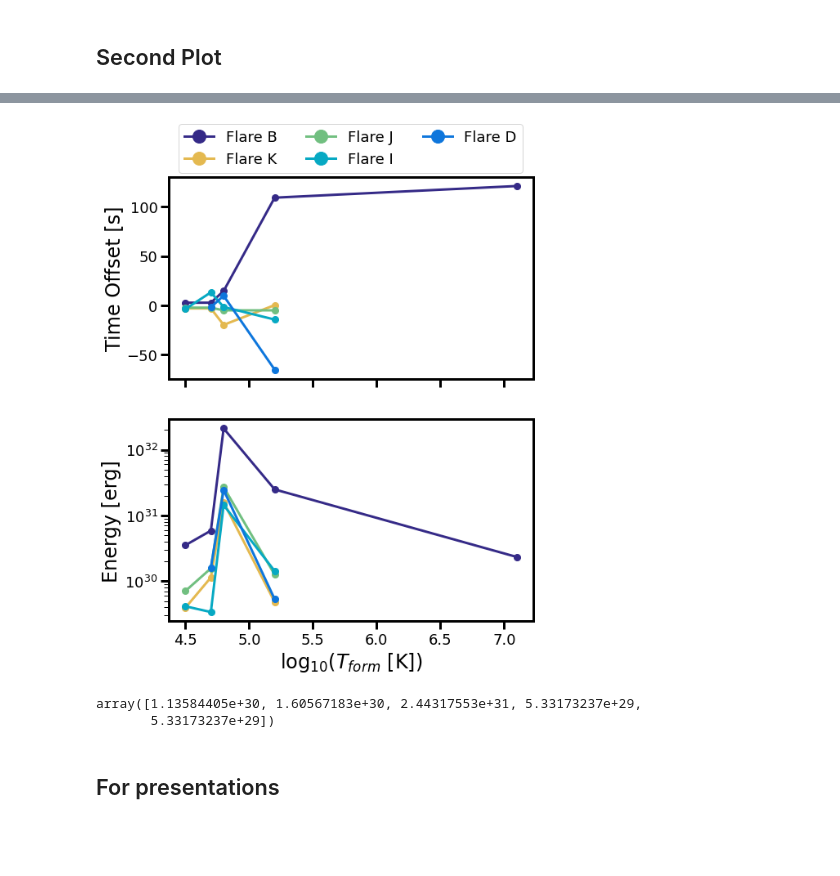
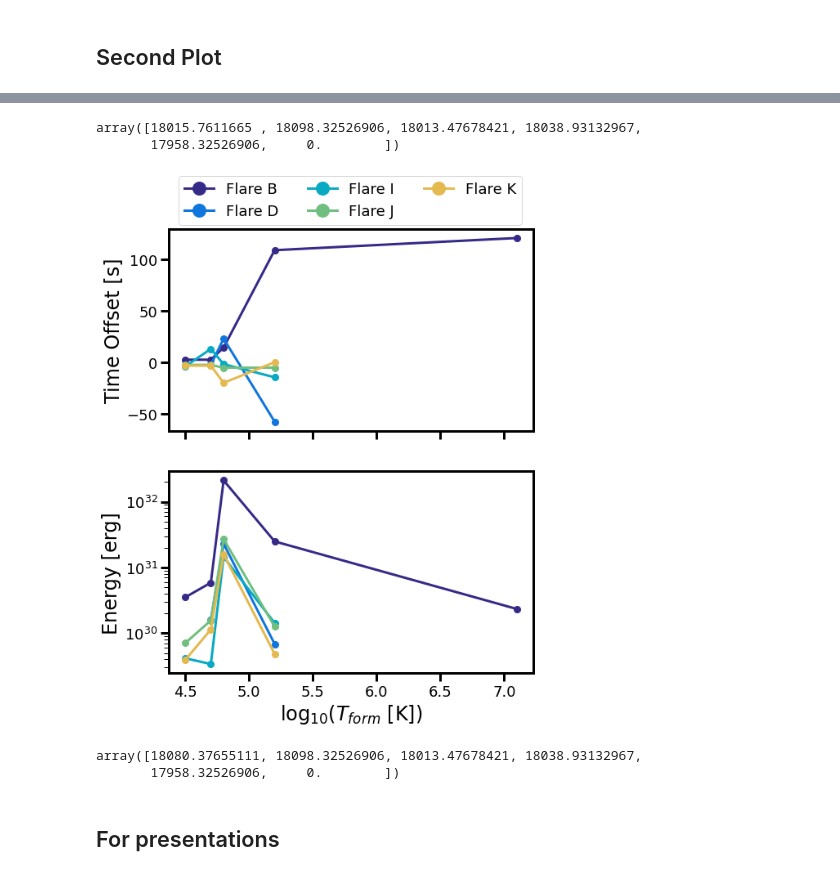
Before and after one commit to afeinstein20/cos_flares, a Jupyter notebook: notebooks/flare_analysis.ipynb, the cells around one changed output, grey strips where cells are left out. Drawn from its saved outputs; the diff is of its cells as text; code cells hidden in the pictures; blank space fills up the shorter version.

```diff
--- a/notebooks/flare_analysis.ipynb
+++ b/notebooks/flare_analysis.ipynb
@@ -590,7 +589,7 @@ ions = ['SiII', 'SiIII', 'CIII','NV_1','FeXXI']
 # %%
 fmodels = []
 
-mask = f_int[2] > 0
+mask = f_int[1] > 0
 tmp1 = []
 
 for ion in ions:
@@ -659,7 +658,7 @@ FeXXI
 # %%
 fmodels_25 = []
 
-for j in [4,-4,-3,-1]:
+for j in [3,-4,-3,-1]:
     temp_f = []
     temp_l = []
     mask = f_int[j] > 0
@@ -787,7 +786,7 @@ else:
 
 formtemp = np.array([4.5, 4.7, 4.8, 5.2, 7.1])
 x = 0
-ind = [2,4,-4,-3,-1]
+ind = [1,3,-4,-3,-1]
 energies = []
 durations = []
 
@@ -911,12 +910,15 @@ bad
 # %%
 deltat = np.zeros((5,6))
 
-ints = [2,4,-4,-3,-1]
+ints = [1,3,-4,-3,-1]
 
 for i in range(5):
     peak_all = np.argmax(fmodels_all[i][-1].best_fit)
 
     fq = f_int[ints[i]]>0
+    #plt.plot(fwc.time[fq],
+    #         fmodels_all[i][-1].best_fit[fq]/np.nanmax(fmodels_all[i][-1].best_fit[fq]),
+    #         'k')
     plt.plot(fwc.time[fq], f[fq]/np.nanmax(f[fq]), 'k', marker='.')
 
     if i == 0:
@@ -924,6 +926,7 @@ for i in range(5):
         for j in range(5):
             peak = np.argmax(fmodels[i][j][-1].best_fit)
             deltat[i][j+1] = fmodels[i][j][0][peak]
+            print(fmodels_all[i][0][peak_all], fmodels[i][j][0][peak] )
             plt.plot(fmodels[i][j][0],
                      fmodels[i][j][-1].best_fit/np.nanmax(fmodels[i][j][-1].best_fit),
                      label=ions[j])
@@ -956,44 +964,55 @@ for i in range(5):
+# %%
+deltat[1]
+# %% [output]
+array([18015.7611665 , 18098.32526906, 18013.47678421, 18038.93132967,
+       17958.32526906,     0.        ])
 # %%
 fig, (tax,eax) = plt.subplots(nrows=2, figsize=(8,10), sharex=True)
 
 tax.set_ylabel('Time Offset [s]',fontsize=24)
 
 letters = ['B', 'D', 'I', 'J', 'K']
 ms=8
-for i in [0,4,3,2,1]:#range(len(energies)):
+for i in [0,1,2,3,4]:#range(len(energies)):
     q = np.array(energies[i]) > 0
     if i < 1:
         eax.plot(formtemp[q], np.array(energies[i])[q]/1e12,
                      c=ion_colors[i] ,marker='o', lw=3, ms=ms)
     elif i >= 2:
         eax.plot(formtemp[q][:-1], np.array(energies[i])[q][:-1]/1e12,
                      c=ion_colors[i] ,marker='o', lw=3, ms=ms)
     else:
         eax.plot(formtemp[q][1:-1], np.array(energies[i])[q][1:-1]/1e12,
                      c=ion_colors[i] ,marker='o', lw=3, ms=ms)
 
     q = (deltat[i][1:] - deltat[i][0]) > -200
-    tax.plot(formtemp[q], (deltat[i][1:] - deltat[i][0])[q],
-             c=ion_colors[i], marker='o', lw=3, ms=ms,
-             label='Flare {}'.format(letters[i]))
+    if i != 1:
+        tax.plot(formtemp[q], (deltat[i][1:] - deltat[i][0])[q],
+                 c=ion_colors[i], marker='o', lw=3, ms=ms,
+                 label='Flare {}'.format(letters[i]))
+    else:
+        tax.plot(formtemp[q][1:], (deltat[i][1:] - deltat[i][0])[q][1:],
+                 c=ion_colors[i], marker='o', lw=3, ms=ms,
+                 label='Flare {}'.format(letters[i]))
+
 tax.legend(bbox_to_anchor=(0.027, 1.02, 1.0, .12), loc=3,
            ncol=3, borderaxespad=0.)
 eax.set_yscale('log')
 eax.set_ylabel('Energy [erg]',fontsize=24)
 eax.set_xlabel('log$_{10}$($T_{form}$ [K])',fontsize=24)
 
 tax.set_rasterized(True)
 eax.set_rasterized(True)
 
 plt.savefig('/Users/arcticfox/Documents/AUMic/paper/time_energy.pdf',
             dpi=300, rasterize=True, bbox_inches='tight')
 # %% [output]
-[figure, old version]
+[figure, new version]
-# %%
-np.array(energies[1])/1e12
-# %% [output]
-array([1.13584405e+30, 1.60567183e+30, 2.44317553e+31, 5.33173237e+29,
-       5.33173237e+29])
+# %%
+deltat[1]
+# %% [output]
+array([18080.37655111, 18098.32526906, 18013.47678421, 18038.93132967,
+       17958.32526906,     0.        ])
 # %% [markdown]
 ## For presentations
 # %%
```
Also changed, not shown: parts of 10 cells of this notebook, 3 other files.
